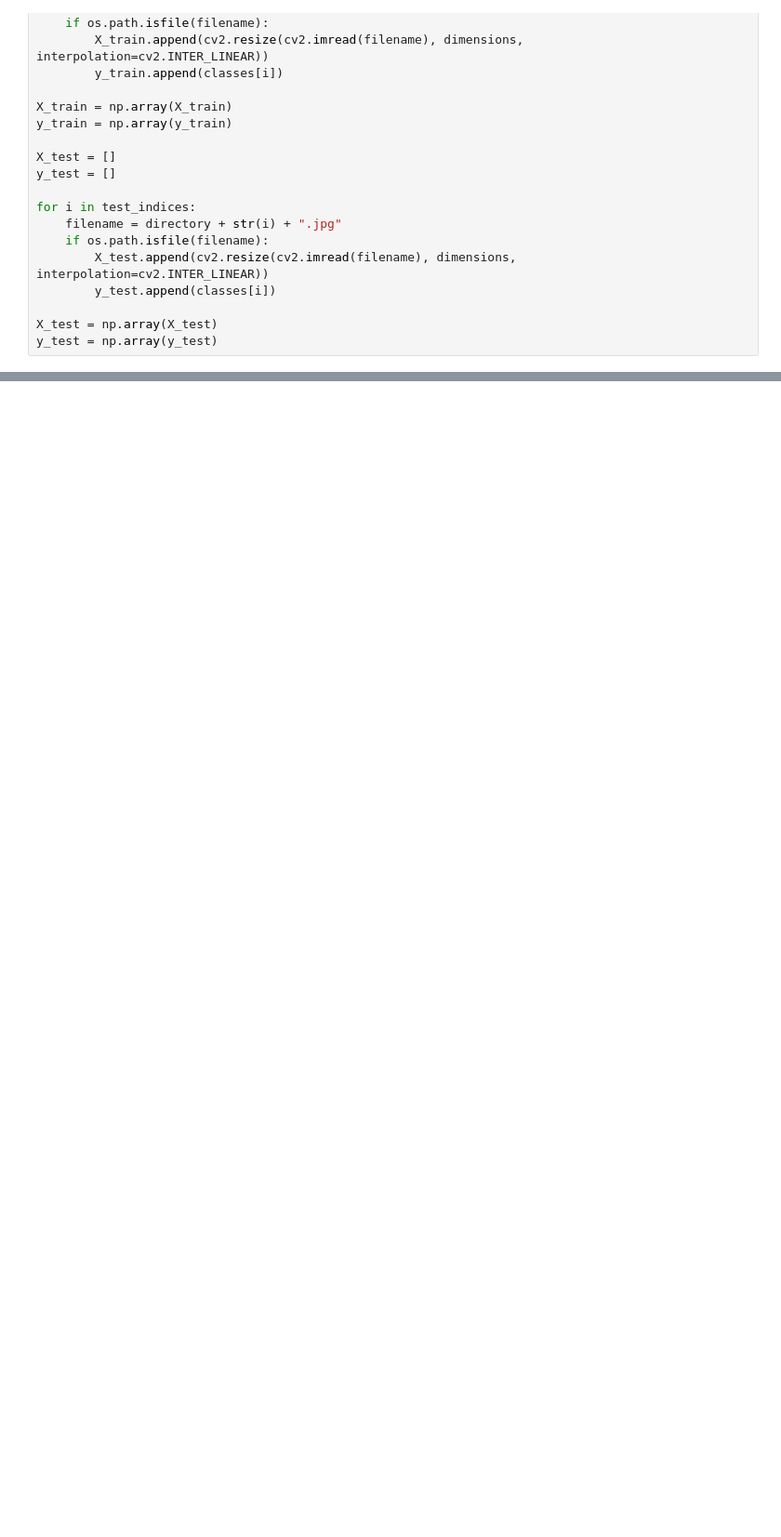
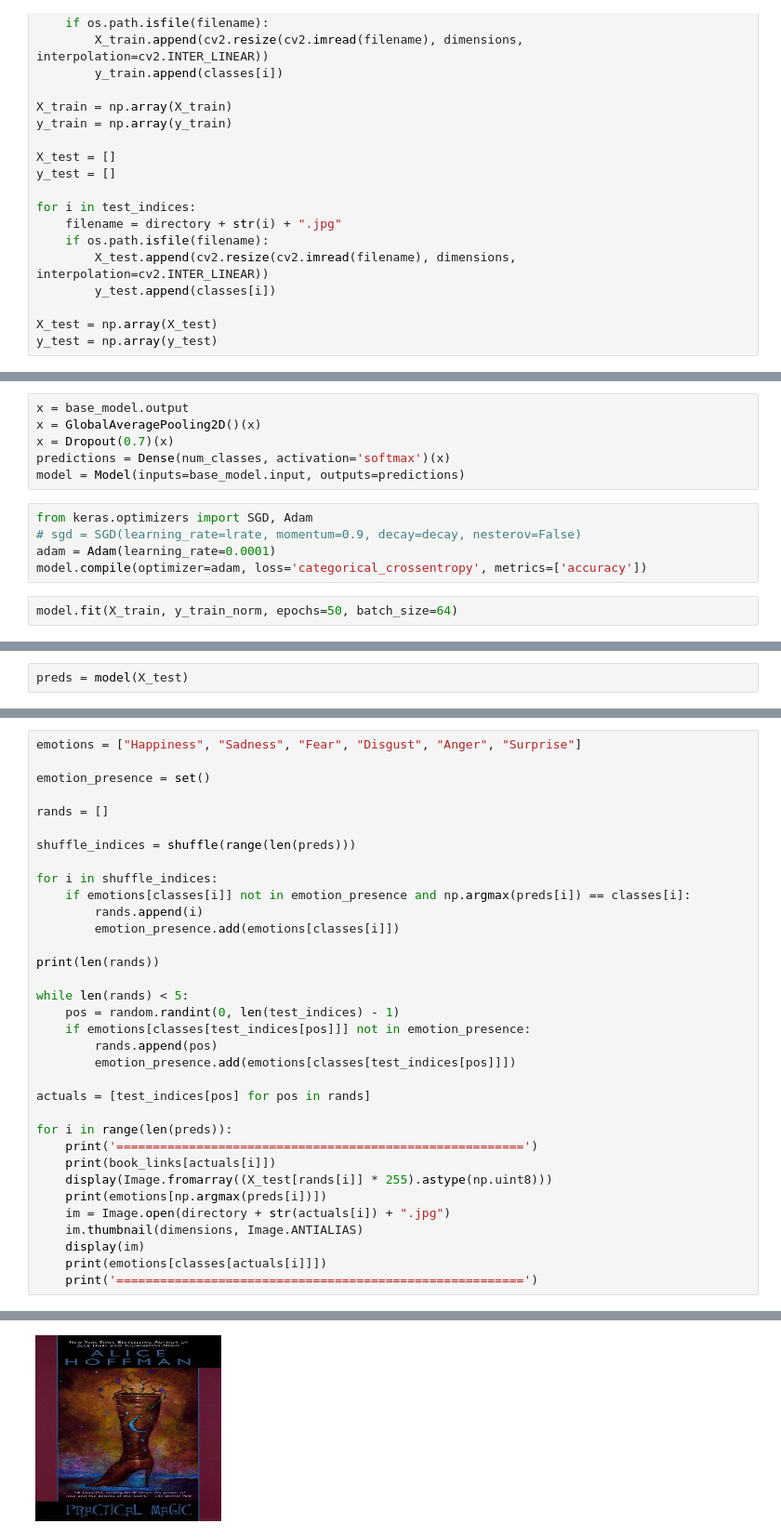
Before and after one commit to briankim945/ml-capstone-project, a Jupyter notebook: ModelTestingv2.ipynb, the cells around one changed output, grey strips where cells are left out. Shown at 93% size. Saved outputs shown, nothing was run; the diff lists cells and outputs as text; blank space fills up the shorter version.

```diff
--- a/ModelTestingv2.ipynb
+++ b/ModelTestingv2.ipynb
@@ -105,0 +129,13 @@ y_train[0:5], y_test[0:5], np.eye(num_classes)[y_train.reshape(-1)][0:5], np.eye
+# %%
+x = base_model.output
+x = GlobalAveragePooling2D()(x)
+x = Dropout(0.7)(x)
+predictions = Dense(num_classes, activation='softmax')(x)
+model = Model(inputs=base_model.input, outputs=predictions)
+# %%
+from keras.optimizers import SGD, Adam
+# sgd = SGD(learning_rate=lrate, momentum=0.9, decay=decay, nesterov=False)
+adam = Adam(learning_rate=0.0001)
+model.compile(optimizer=adam, loss='categorical_crossentropy', metrics=['accuracy'])
+# %%
+model.fit(X_train, y_train_norm, epochs=50, batch_size=64)
@@ -105,0 +177,2 @@ y_train[0:5], y_test[0:5], np.eye(num_classes)[y_train.reshape(-1)][0:5], np.eye
+# %%
+preds = model(X_test)
@@ -105,0 +201,35 @@ y_train[0:5], y_test[0:5], np.eye(num_classes)[y_train.reshape(-1)][0:5], np.eye
+# %%
+emotions = ["Happiness", "Sadness", "Fear", "Disgust", "Anger", "Surprise"]
+
+emotion_presence = set()
+
+rands = []
+
+shuffle_indices = shuffle(range(len(preds)))
+
+for i in shuffle_indices:
+    if emotions[classes[i]] not in emotion_presence and np.argmax(preds[i]) == classes[i]:
+        rands.append(i)
+        emotion_presence.add(emotions[classes[i]])
+
+print(len(rands))
+
+while len(rands) < 5:
+    pos = random.randint(0, len(test_indices) - 1)
+    if emotions[classes[test_indices[pos]]] not in emotion_presence:
+        rands.append(pos)
+        emotion_presence.add(emotions[classes[test_indices[pos]]])
+
+actuals = [test_indices[pos] for pos in rands]
+
+for i in range(len(preds)):
+    print('========================================================')
+    print(book_links[actuals[i]])
+    display(Image.fromarray((X_test[rands[i]] * 255).astype(np.uint8)))
+    print(emotions[np.argmax(preds[i])])
+    im = Image.open(directory + str(actuals[i]) + ".jpg")
+    im.thumbnail(dimensions, Image.ANTIALIAS)
+    display(im)
+    print(emotions[classes[actuals[i]]])
+    print('========================================================')
+# %% [output]
@@ -105,0 +239 @@ y_train[0:5], y_test[0:5], np.eye(num_classes)[y_train.reshape(-1)][0:5], np.eye
+[figure, added]
```
Also changed, not shown: parts of 37 cells of this notebook, 3 other files.
